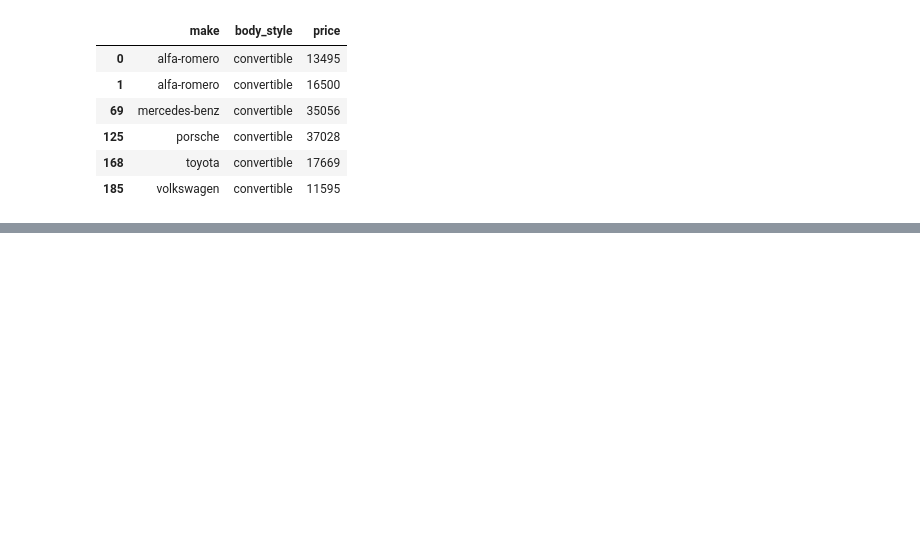
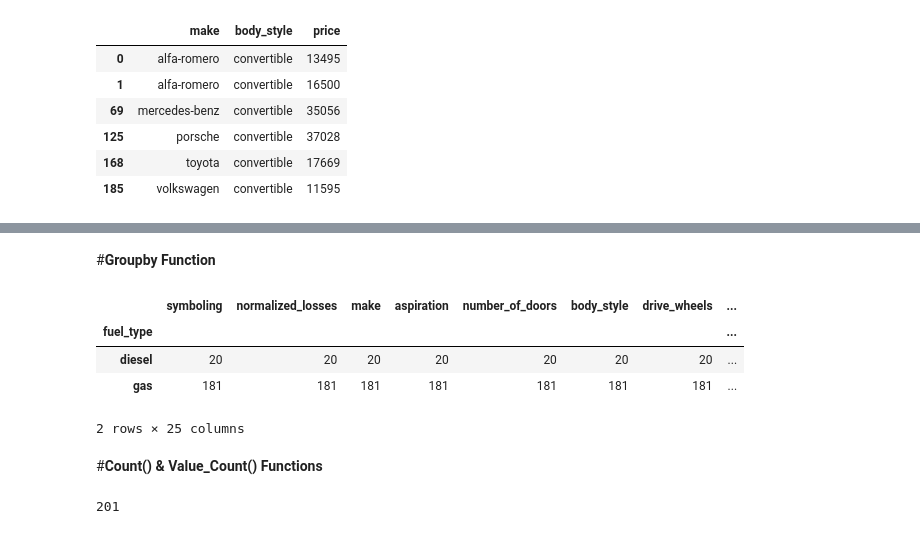
Before and after one commit to Franchertz/Python-Learning, a Jupyter notebook: Pandas_Pandas_Describe_Function.ipynb, the cells around one changed output, grey strips where cells are left out. Cells and saved outputs as stored; diff of their text form; code cells hidden in the pictures; blank space fills up the shorter version.

```diff
--- a/Pandas_Pandas_Describe_Function.ipynb
+++ b/Pandas_Pandas_Describe_Function.ipynb
@@ -239,0 +301,16 @@ data_auto[(data_auto['body_style']=='convertible') & (data_auto['price']<50000)]
+# %% [markdown]
+#**Groupby Function**
+# %%
+data_auto.groupby('fuel_type').count()
+# %% [output]
+|  | symboling | normalized_losses | make | aspiration | number_of_doors | body_style | drive_wheels | ... |
+| fuel_type |  |  |  |  |  |  |  | ... |
+| diesel | 20 | 20 | 20 | 20 | 20 | 20 | 20 | ... |
+| gas | 181 | 181 | 181 | 181 | 181 | 181 | 181 | ... |
+2 rows × 25 columns
+# %% [markdown]
+#**Count() & Value_Count() Functions**
+# %%
+data_auto['make'].count() #counting the items in the make column
+# %% [output]
+201
```
Also changed, not shown: parts of 22 cells of this notebook.
